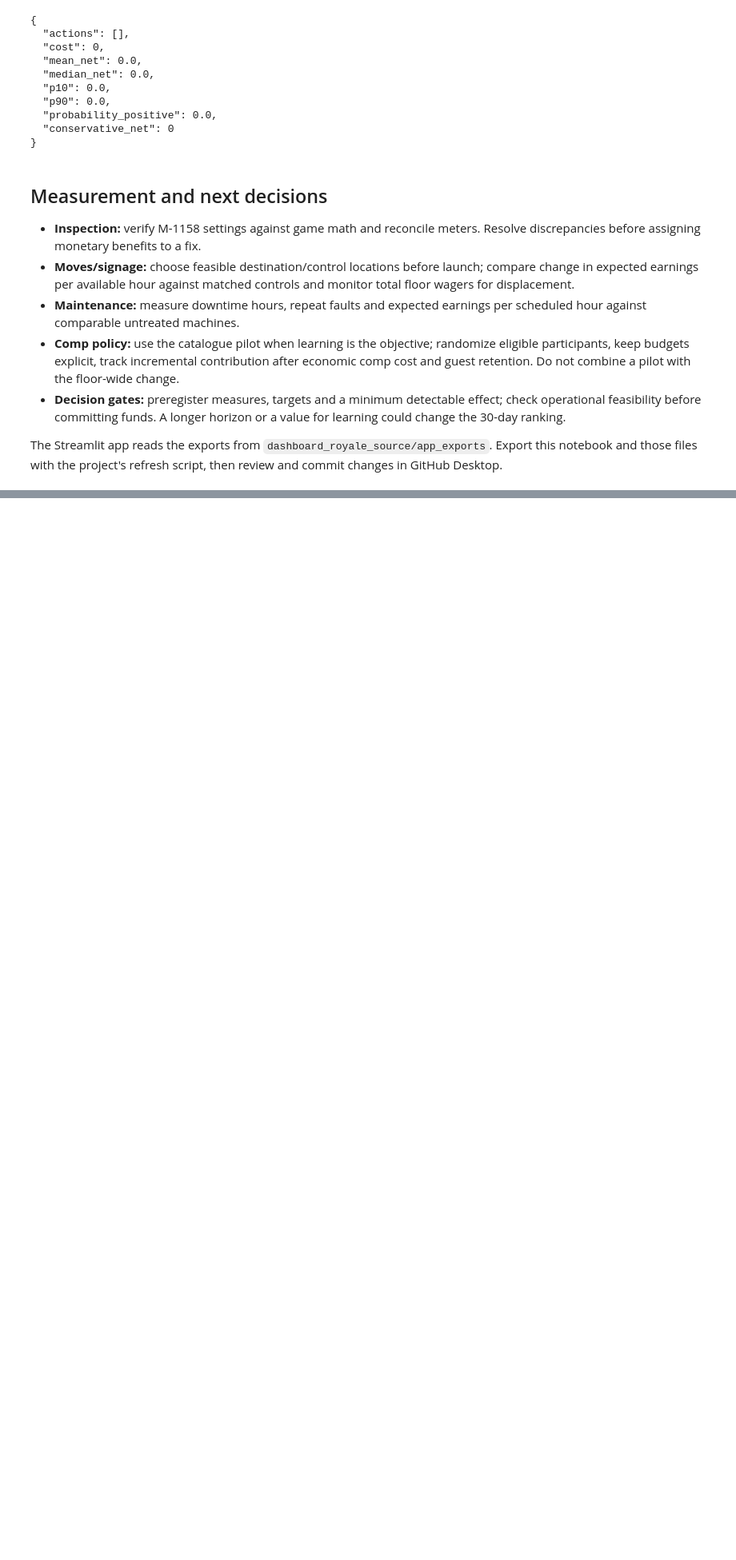
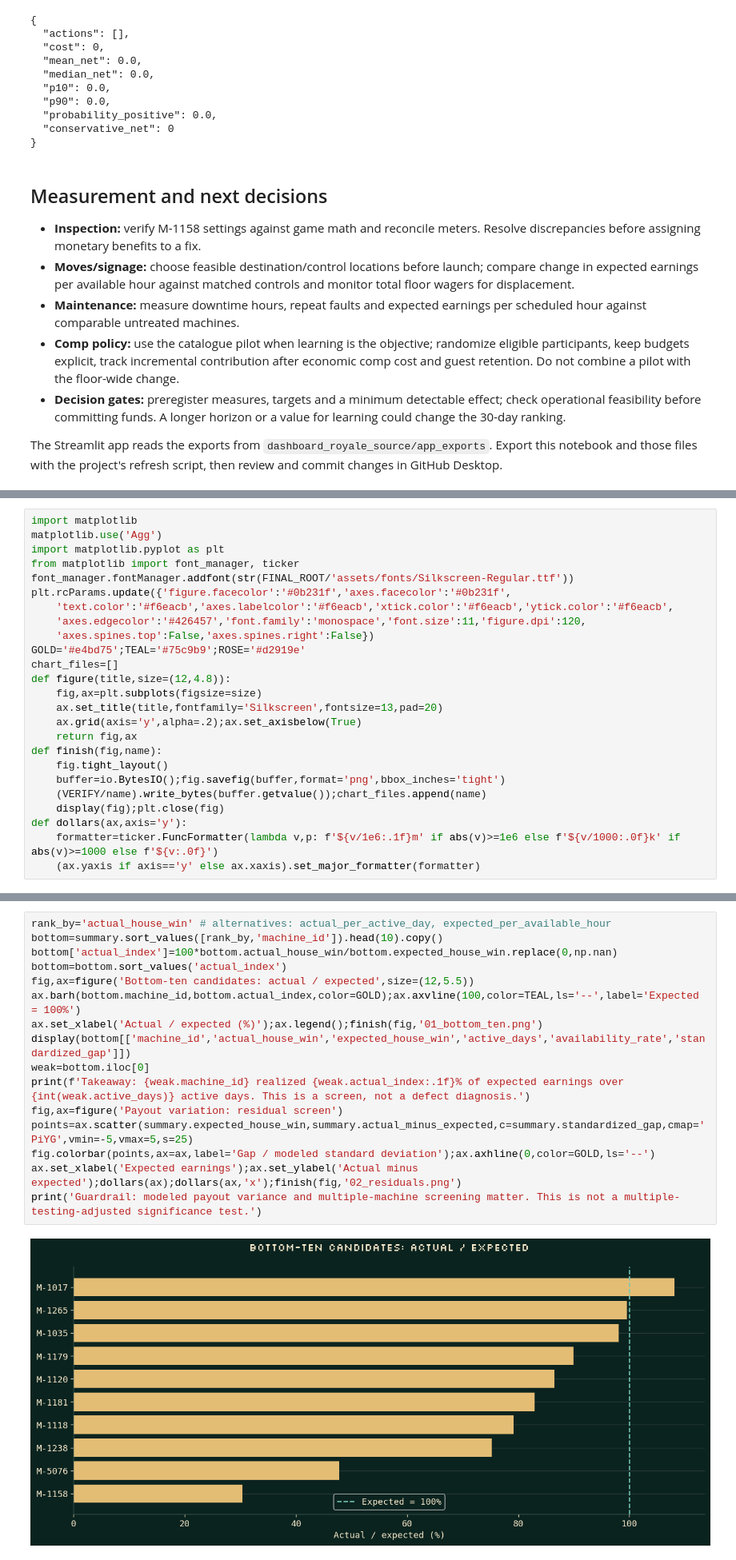
Before and after one commit to KatherKims/dashboard-royale-app, a Jupyter notebook: notebooks/01_data_checks.ipynb, the cells around one changed output, grey strips where cells are left out. Shown at 80% size. Saved outputs shown, nothing was run; the diff lists cells and outputs as text; blank space fills up the shorter version.

```diff
--- a/notebooks/01_data_checks.ipynb
+++ b/notebooks/01_data_checks.ipynb
@@ -835,0 +939,25 @@ The Streamlit app reads the exports from `dashboard_royale_source/app_exports`.
+# %%
+import matplotlib
+matplotlib.use('Agg')
+import matplotlib.pyplot as plt
+from matplotlib import font_manager, ticker
+font_manager.fontManager.addfont(str(FINAL_ROOT/'assets/fonts/Silkscreen-Regular.ttf'))
+plt.rcParams.update({'figure.facecolor':'#0b231f','axes.facecolor':'#0b231f',
+    'text.color':'#f6eacb','axes.labelcolor':'#f6eacb','xtick.color':'#f6eacb','ytick.color':'#f6eacb',
+    'axes.edgecolor':'#426457','font.family':'monospace','font.size':11,'figure.dpi':120,
+    'axes.spines.top':False,'axes.spines.right':False})
+GOLD='#e4bd75';TEAL='#75c9b9';ROSE='#d2919e'
+chart_files=[]
+def figure(title,size=(12,4.8)):
+    fig,ax=plt.subplots(figsize=size)
+    ax.set_title(title,fontfamily='Silkscreen',fontsize=13,pad=20)
+    ax.grid(axis='y',alpha=.2);ax.set_axisbelow(True)
+    return fig,ax
+def finish(fig,name):
+    fig.tight_layout()
+    buffer=io.BytesIO();fig.savefig(buffer,format='png',bbox_inches='tight')
+    (VERIFY/name).write_bytes(buffer.getvalue());chart_files.append(name)
+    display(fig);plt.close(fig)
+def dollars(ax,axis='y'):
+    formatter=ticker.FuncFormatter(lambda v,p: f'${v/1e6:.1f}m' if abs(v)>=1e6 else f'${v/1000:.0f}k' if abs(v)>=1000 else f'${v:.0f}')
+    (ax.yaxis if axis=='y' else ax.xaxis).set_major_formatter(formatter)
@@ -835,0 +967,18 @@ The Streamlit app reads the exports from `dashboard_royale_source/app_exports`.
+# %%
+rank_by='actual_house_win' # alternatives: actual_per_active_day, expected_per_available_hour
+bottom=summary.sort_values([rank_by,'machine_id']).head(10).copy()
+bottom['actual_index']=100*bottom.actual_house_win/bottom.expected_house_win.replace(0,np.nan)
+bottom=bottom.sort_values('actual_index')
+fig,ax=figure('Bottom-ten candidates: actual / expected',size=(12,5.5))
+ax.barh(bottom.machine_id,bottom.actual_index,color=GOLD);ax.axvline(100,color=TEAL,ls='--',label='Expected = 100%')
+ax.set_xlabel('Actual / expected (%)');ax.legend();finish(fig,'01_bottom_ten.png')
+display(bottom[['machine_id','actual_house_win','expected_house_win','active_days','availability_rate','standardized_gap']])
+weak=bottom.iloc[0]
+print(f'Takeaway: {weak.machine_id} realized {weak.actual_index:.1f}% of expected earnings over {int(weak.active_days)} active days. This is a screen, not a defect diagnosis.')
+fig,ax=figure('Payout variation: residual screen')
+points=ax.scatter(summary.expected_house_win,summary.actual_minus_expected,c=summary.standardized_gap,cmap='PiYG',vmin=-5,vmax=5,s=25)
+fig.colorbar(points,ax=ax,label='Gap / modeled standard deviation');ax.axhline(0,color=GOLD,ls='--')
+ax.set_xlabel('Expected earnings');ax.set_ylabel('Actual minus expected');dollars(ax);dollars(ax,'x');finish(fig,'02_residuals.png')
+print('Guardrail: modeled payout variance and multiple-machine screening matter. This is not a multiple-testing-adjusted significance test.')
+# %% [output]
+[figure, added]
```
Also changed, not shown: parts of 28 cells of this notebook, 6 other files.
